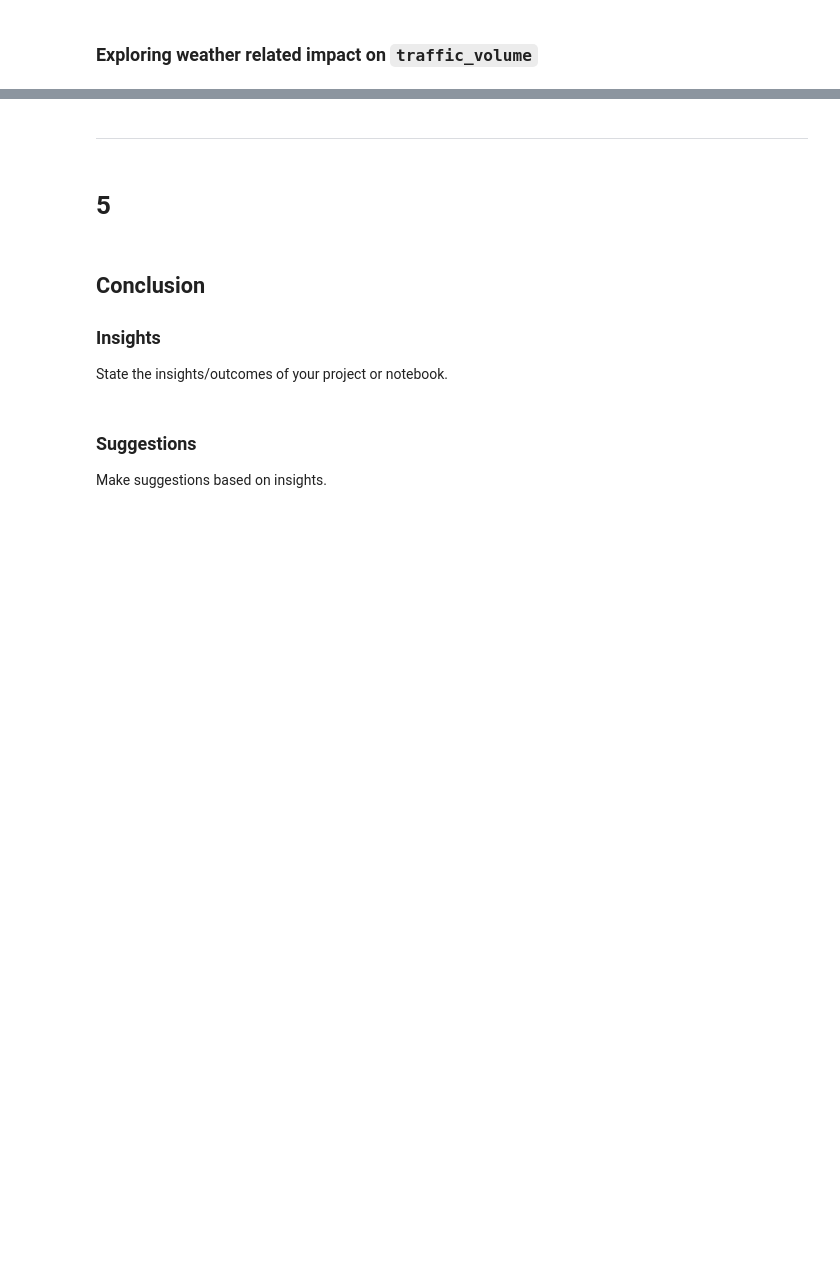
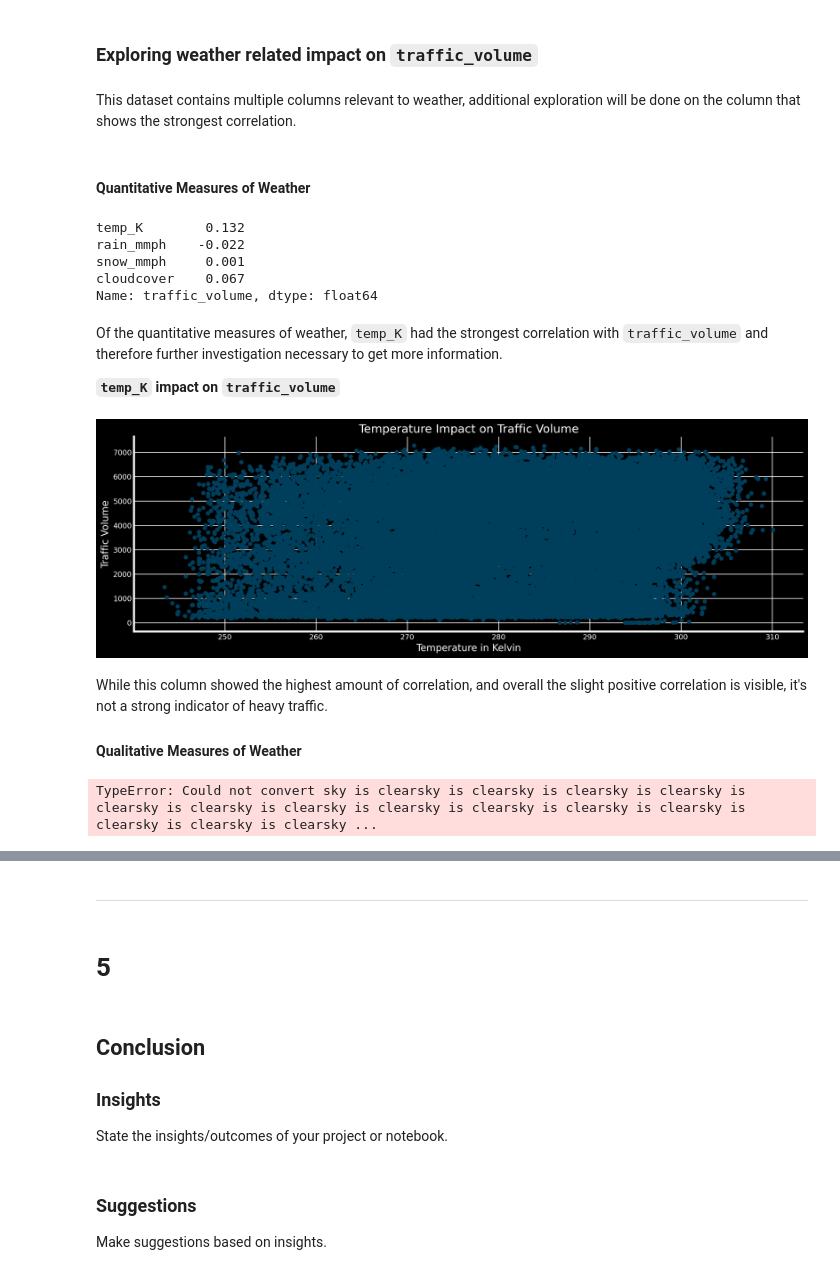
Before and after one commit to aleciaduncan/Data-Analysis, a Jupyter notebook: i94-traffic/i94-traffic.ipynb, the cells around one changed output, grey strips where cells are left out. Cells and saved outputs as stored; diff of their text form; code cells hidden in the pictures; blank space fills up the shorter version.

Commit message:
updated through quantitative measures of weather

```diff
--- a/i94-traffic/i94-traffic.ipynb
+++ b/i94-traffic/i94-traffic.ipynb
@@ -438,0 +474,3 @@ print(len(traffic))
+# %%
+traffic = traffic[traffic.temp_K > 0]
+print(len(traffic) == 48186 - 10)
@@ -678,3 +718,48 @@ Text(0.5, 1.0, 'Weekend Traffic Volume by Hour')
     - High traffic hours on weekends have roughly the same amount of traffic during low traffic hours on weekdays
 # %% [markdown]
 ### Exploring weather related impact on `traffic_volume`
+# %% [markdown]
+This dataset contains multiple columns relevant to weather, additional exploration will be done on the column that shows the strongest correlation.
+# %% [markdown]
+#### Quantitative Measures of Weather
+# %%
+weather_quantitative_columns = ['temp_K', 'rain_mmph', 'snow_mmph', 'cloudcover', 'traffic_volume']
+weather_data = traffic[weather_quantitative_columns]
+
+quantitative_weather_correlation = weather_data.corr()['traffic_volume'][:-1]
+print(quantitative_weather_correlation)
+# %% [output]
+temp_K        0.132
+rain_mmph    -0.022
+snow_mmph     0.001
+cloudcover    0.067
+Name: traffic_volume, dtype: float64
+# %% [markdown]
+Of the quantitative measures of weather, `temp_K` had the strongest correlation with `traffic_volume` and therefore further investigation necessary to get more information.
+
+**`temp_K` impact on `traffic_volume`**
+# %%
+plt.scatter(x=traffic['temp_K'], y=traffic['traffic_volume'])
+plt.xlabel('Temperature in Kelvin')
+plt.ylabel('Traffic Volume')
+plt.title('Temperature Impact on Traffic Volume')
+plt.show()
+# %% [output]
+[figure, added]
+# %% [markdown]
+While this column showed the highest amount of correlation, and overall the slight positive correlation is visible, it's not a strong indicator of heavy traffic.
+
+#### Qualitative Measures of Weather
+# %%
+weather_qualitative_columns = ['weather_main', 'weather_description', 'traffic_volume']
+weather_data = traffic[weather_qualitative_columns]
+
+by_weather_main = weather_data.groupby('weather_main').mean()
+by_weather_description = weather_data.groupby('weather_description')
+
+print(by_weather_main)
+print(by_weather_description)
+
+#by_weather_main.plot.barh('traffic_volume', index='weather_main')
+# %% [output]
+TypeError: Could not convert sky is clearsky is clearsky is clearsky is clearsky is clearsky is clearsky is clearsky is clearsky is clearsky is clearsky is clearsky is clearsky is clearsky is clearsky ...
```
Also changed, not shown: parts of 12 cells of this notebook.
